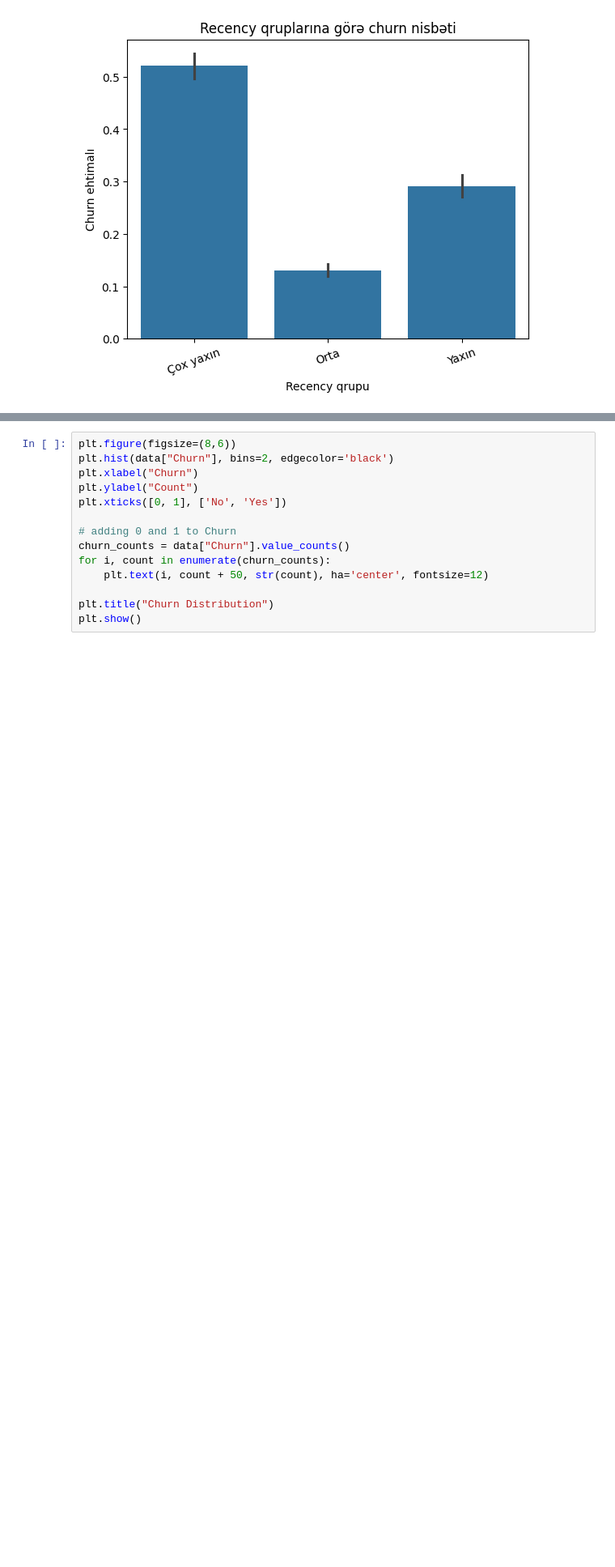
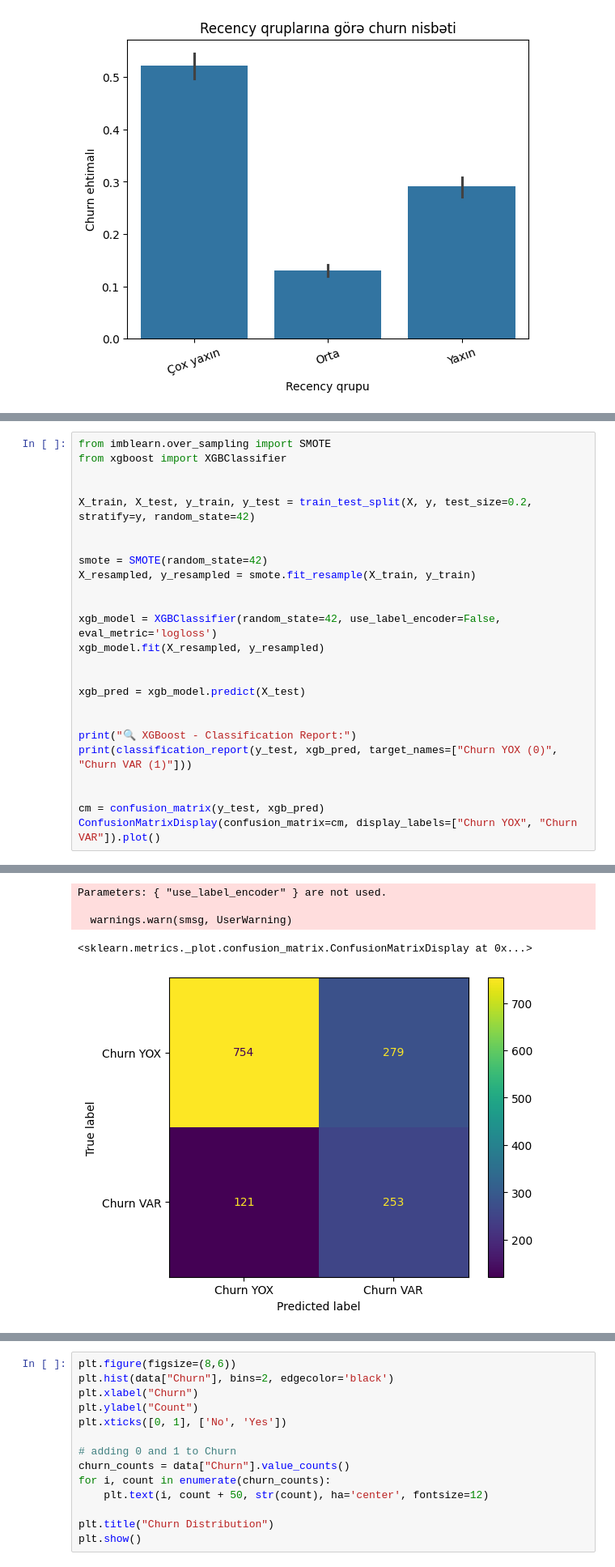
Before and after one commit to Sevinj-joy/Matplotlib_examples, a Jupyter notebook: Churn_analysis/churn_analysis.ipynb, the cells around one changed output, grey strips where cells are left out. Shown at 81% size. Cells and saved outputs as stored; diff of their text form; blank space fills up the shorter version.

```diff
--- a/Churn_analysis/churn_analysis.ipynb
+++ b/Churn_analysis/churn_analysis.ipynb
@@ -264,0 +318,26 @@ data.head()
+# %%
+from imblearn.over_sampling import SMOTE
+from xgboost import XGBClassifier
+
+
+X_train, X_test, y_train, y_test = train_test_split(X, y, test_size=0.2, stratify=y, random_state=42)
+
+
+smote = SMOTE(random_state=42)
+X_resampled, y_resampled = smote.fit_resample(X_train, y_train)
+
+
+xgb_model = XGBClassifier(random_state=42, use_label_encoder=False, eval_metric='logloss')
+xgb_model.fit(X_resampled, y_resampled)
+
+
+xgb_pred = xgb_model.predict(X_test)
+
+
+print("🔍 XGBoost - Classification Report:")
+print(classification_report(y_test, xgb_pred, target_names=["Churn YOX (0)", "Churn VAR (1)"]))
+
+
+cm = confusion_matrix(y_test, xgb_pred)
+ConfusionMatrixDisplay(confusion_matrix=cm, display_labels=["Churn YOX", "Churn VAR"]).plot()
+# %% [output]
@@ -264,0 +353,5 @@ data.head()
+Parameters: { "use_label_encoder" } are not used.
+
+  warnings.warn(smsg, UserWarning)
+<sklearn.metrics._plot.confusion_matrix.ConfusionMatrixDisplay at 0x...>
+[figure, added]
```
Also changed, not shown: parts of 41 cells of this notebook.
